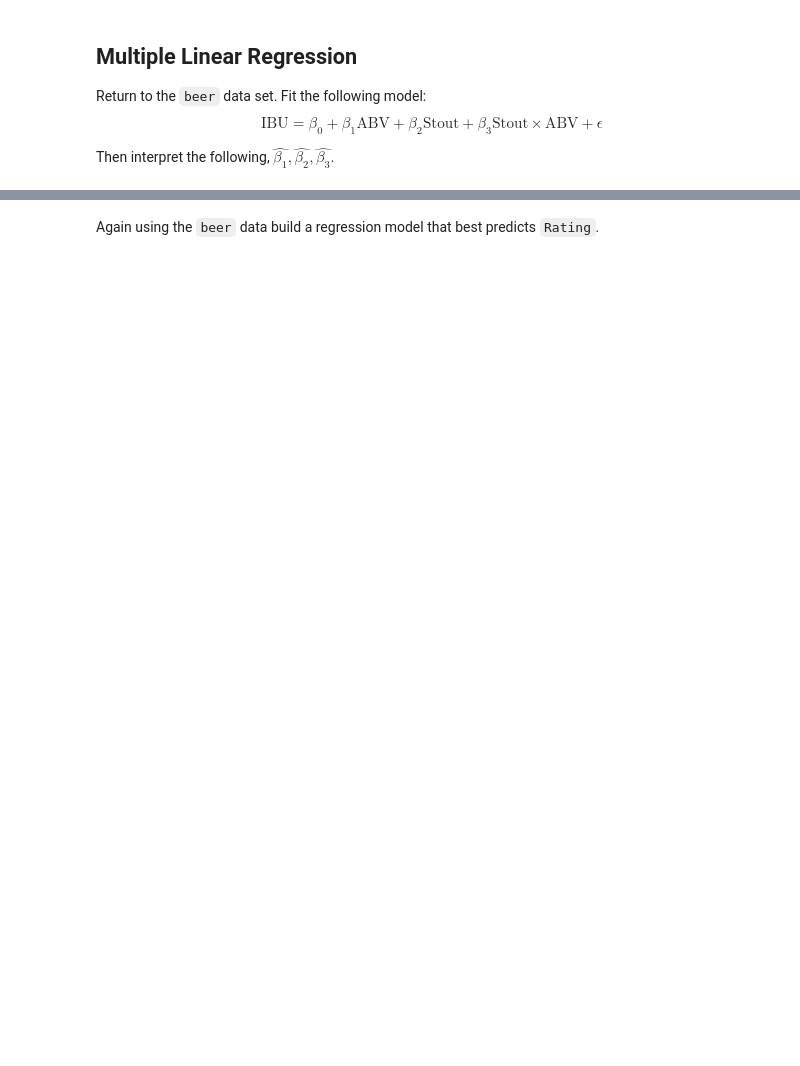
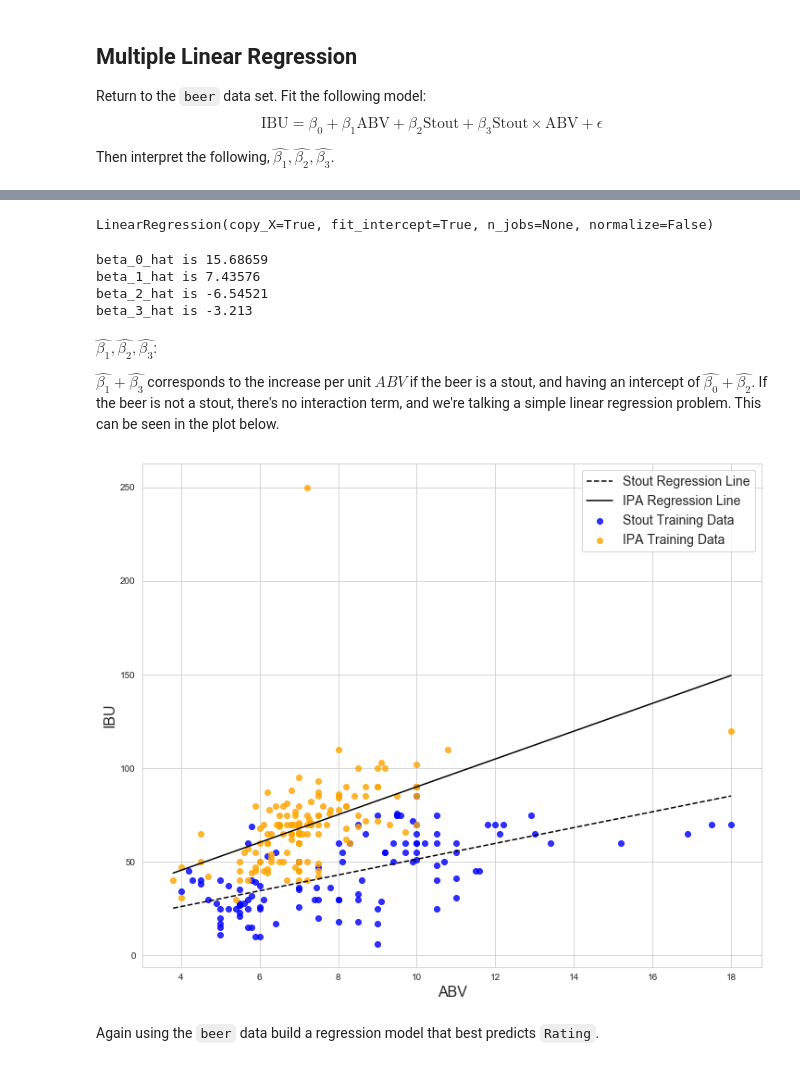
Before and after one commit to toej93/Code2020Materials, a Jupyter notebook: Homework/Regression.ipynb, the cells around one changed output, grey strips where cells are left out. Cells and saved outputs as stored; diff of their text form; code cells hidden in the pictures; blank space fills up the shorter version.

```diff
--- a/Homework/Regression.ipynb
+++ b/Homework/Regression.ipynb
@@ -198,3 +219,79 @@ Then interpret the following, $\hat{\beta_1},\hat{\beta_2},\hat{\beta_3}$.
+# %%
+## Code here or write here
+
+#make interaction term
+beers_train['Stout_ABV'] = beers_train['Stout']*beers_train['ABV']
+
+## now make and fit the model
+reg = LinearRegression(copy_X = True)
+
+reg.fit(beers_train[['ABV','Stout','Stout_ABV']],beers_train['IBU'])
+# %% [output]
+LinearRegression(copy_X=True, fit_intercept=True, n_jobs=None, normalize=False)
+# %%
+## Code here or write here
+print("beta_0_hat is",np.round(reg.intercept_,5))
+print("beta_1_hat is",np.round(reg.coef_[0],5))
+print("beta_2_hat is",np.round(reg.coef_[1],5))
+print("beta_3_hat is",np.round(reg.coef_[2],5))
+# %% [output]
+beta_0_hat is 15.68659
+beta_1_hat is 7.43576
+beta_2_hat is -6.54521
+beta_3_hat is -3.213
+# %% [markdown]
+$\hat{\beta_1},\hat{\beta_2},\hat{\beta_3}$:
+
+$\hat{\beta_1}+\hat{\beta_3}$ corresponds to the increase per unit $ABV$ if the beer is a stout, and having an intercept of $\hat{\beta_0}+\hat{\beta_2}$. If the beer is not a stout, there's no interaction term, and we're talking a simple linear regression problem. This can be seen in the plot below.
+# %%
+## Code here or write here
+
+
+# We can plot the two lines by limiting our prediction input
+stout_values = np.ones((100,3))
+
+# make the ABV values
+stout_values[:,0] = np.linspace(beers_train['ABV'].min(),beers_train['ABV'].max(),100)
+
+# now the interaction term
+stout_values[:,2] = stout_values[:,0]*stout_values[:,1]
+
+# make a stout prediction
+stout_pred = reg.predict(stout_values)
+
+# # make ipa values
+ipa_values = np.zeros((100,3))
+ipa_values[:,0] = np.linspace(beers_train['ABV'].min(),beers_train['ABV'].max(),100)
+ipa_values[:,2] = ipa_values[:,0]*ipa_values[:,1]
+ipa_pred = reg.predict(ipa_values)
+
+# Let's plot
+plt.figure(figsize=(12,10))
+
+# plot stout values
+plt.scatter(beers_train.loc[beers_train.Stout == 1,'ABV'],
+               beers_train.loc[beers_train.Stout == 1,'IBU'],
+               c = 'blue', alpha = .8, label="Stout Training Data")
+
+# plot the stout line
+plt.plot(stout_values[:,0], stout_pred, "k--", label="Stout Regression Line")
+
+# # plot ipa values
+plt.scatter(beers_train.loc[beers_train.Stout == 0,'ABV'],
+               beers_train.loc[beers_train.Stout == 0,'IBU'],
+               c = 'orange', alpha = .8, label="IPA Training Data")
+
+# plot the ipa line
+plt.plot(ipa_values[:,0], ipa_pred, "k", label="IPA Regression Line")
+
+plt.legend(fontsize = 14)
+
+plt.xlabel("ABV",fontsize=16)
+plt.ylabel("IBU",fontsize=16)
+
+plt.show()
+# %% [output]
+[figure, added]
 # %% [markdown]
 Again using the `beer` data build a regression model that best predicts `Rating`.
 # %%
```
Also changed, not shown: parts of 22 cells of this notebook, 10 other files.
